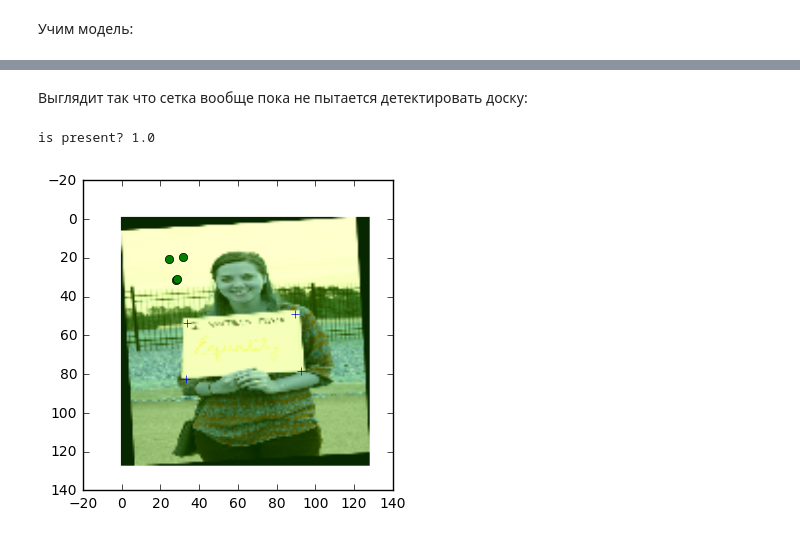
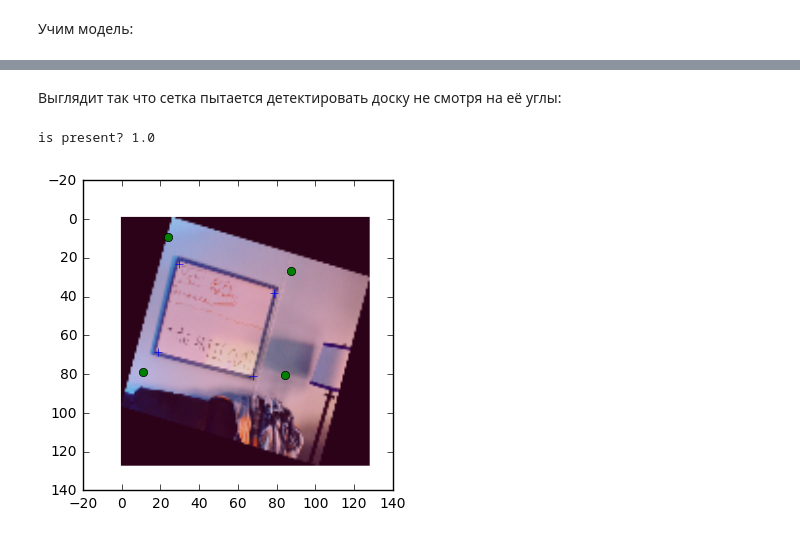
Before and after one commit to bbotio/whiteboard, a Jupyter notebook: models/Keras simple CNN.ipynb, the cells around one changed output, grey strips where cells are left out. Saved outputs shown, nothing was run; the diff lists cells and outputs as text; code cells hidden in the pictures.

```diff
--- a/models/Keras simple CNN.ipynb
+++ b/models/Keras simple CNN.ipynb
@@ -58,19 +78,20 @@ valid_imgs = whiteboard_images(test, img_dir, img_size)
 valid_batch_input, valid_batch_labels = next(valid_imgs)
 predictions = simple_detector.predict_on_batch(valid_batch_input)
 # %% [markdown]
-Выглядит так что сетка вообще пока не пытается детектировать доску:
+Выглядит так что сетка пытается детектировать доску не смотря на её углы:
 # %%
 %matplotlib inline
 from matplotlib import pyplot as plt
 
-img_ix = 8
+img_ix = 11
+
 plt.imshow(valid_batch_input[img_ix])
 plt.plot(valid_batch_labels[img_ix][2:6], valid_batch_labels[img_ix][6:10], '+')
 plt.plot(predictions[img_ix][2:6], predictions[img_ix][6:10], 'o')
 
 print("is present?", predictions[img_ix][1])
 # %% [output]
 is present? 1.0
-[figure, old version]
+[figure, new version]
 # %%
 simple_detector.save('')
```
Also changed, not shown: parts of 1 cell of this notebook.
